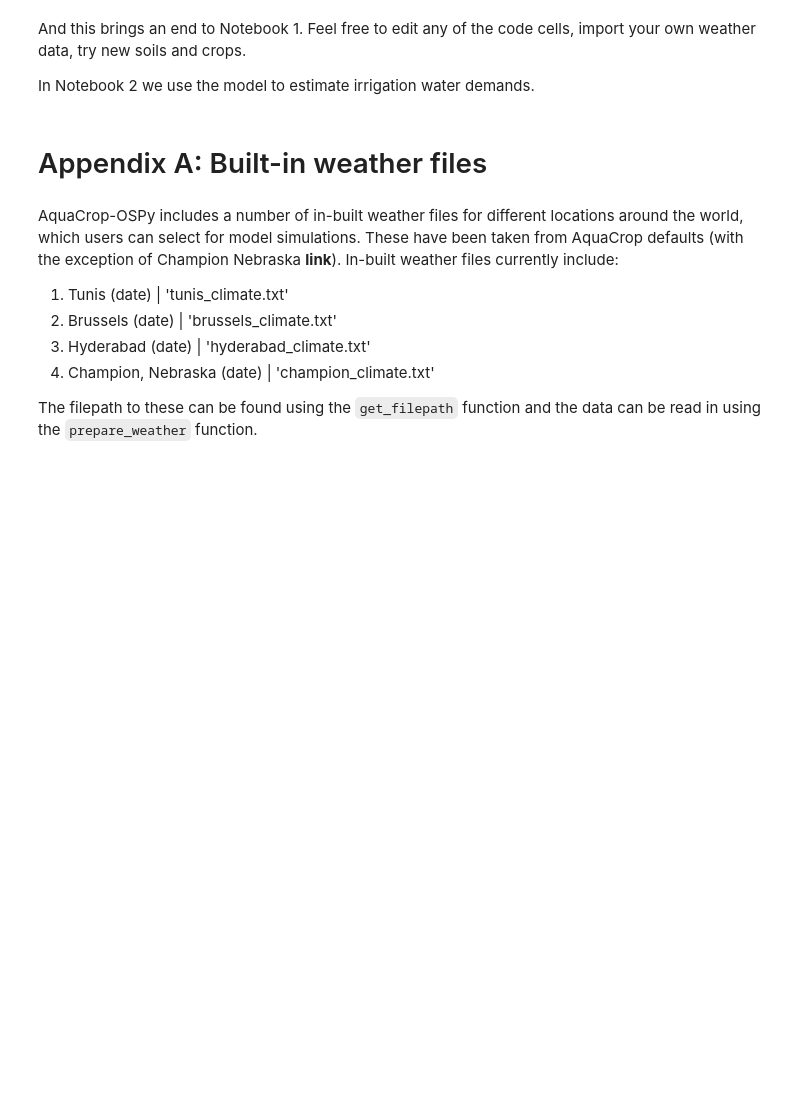
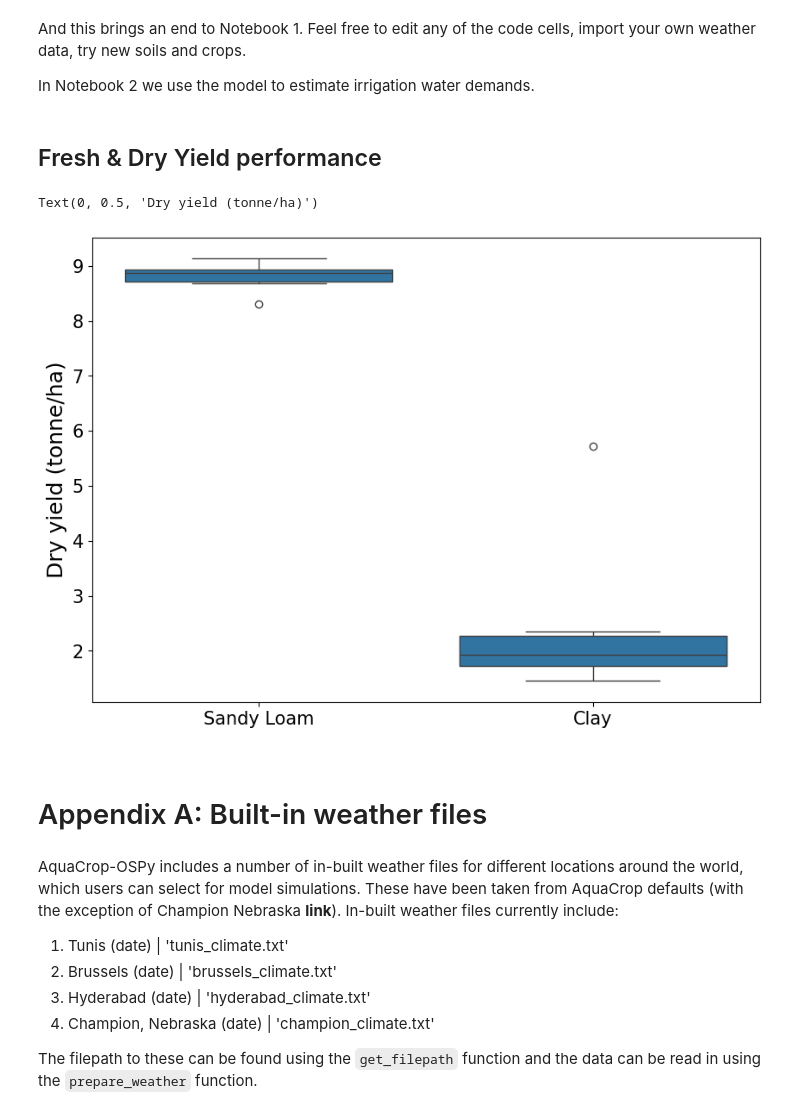
Before and after one commit to jcvl-udg/collab_notebooks, a Jupyter notebook: AquaCrop_OSPy_Notebook_1.ipynb, the cells around one changed output. Drawn from its saved outputs; the diff is of its cells as text; code cells hidden in the pictures; blank space fills up the shorter version.

Commit message:
Testing built-in Soil/Crop/Wheater Config

```diff
--- a/AquaCrop_OSPy_Notebook_1.ipynb
+++ b/AquaCrop_OSPy_Notebook_1.ipynb
@@ -260,6 +242,37 @@ Text(0, 0.5, 'Yield (tonne/ha)')
 And this brings an end to Notebook 1. Feel free to edit any of the code cells, import your own weather data, try new soils and crops.
 
 In Notebook 2 we use the model to estimate irrigation water demands.
+# %% [markdown]
+## Fresh & Dry Yield performance
+# %%
+names=['Sandy Loam','Clay']
+
+#combine our two output files
+dflist_2=[model._outputs.final_stats,
+        model_clay._outputs.final_stats]
+
+outlist_2=[]
+for i in range(len(dflist)): # go through our two output files
+    temp = pd.DataFrame(dflist[i]['Dry yield (tonne/ha)']) # extract the seasonal yield data
+    temp['label']=names[i] # add the soil type label
+    outlist_2.append(temp) # save processed results
+
+# combine results
+all_outputs_2 = pd.concat(outlist_2,axis=0)
+# %%
+#create figure
+fig_2,ax_2=plt.subplots(1,1,figsize=(10,7),)
+
+# create box plot
+sns.boxplot(data=all_outputs_2,x='label',y='Dry yield (tonne/ha)',ax=ax_2,)
+
+# labels and font sizes
+ax_2.tick_params(labelsize=15)
+ax_2.set_xlabel(' ')
+ax_2.set_ylabel('Dry yield (tonne/ha)',fontsize=18)
+# %% [output]
+Text(0, 0.5, 'Dry yield (tonne/ha)')
+[figure, added]
 # %% [markdown]
 # Appendix A: Built-in weather files
 # %% [markdown]
```
Also changed, not shown: parts of 4 cells of this notebook.
